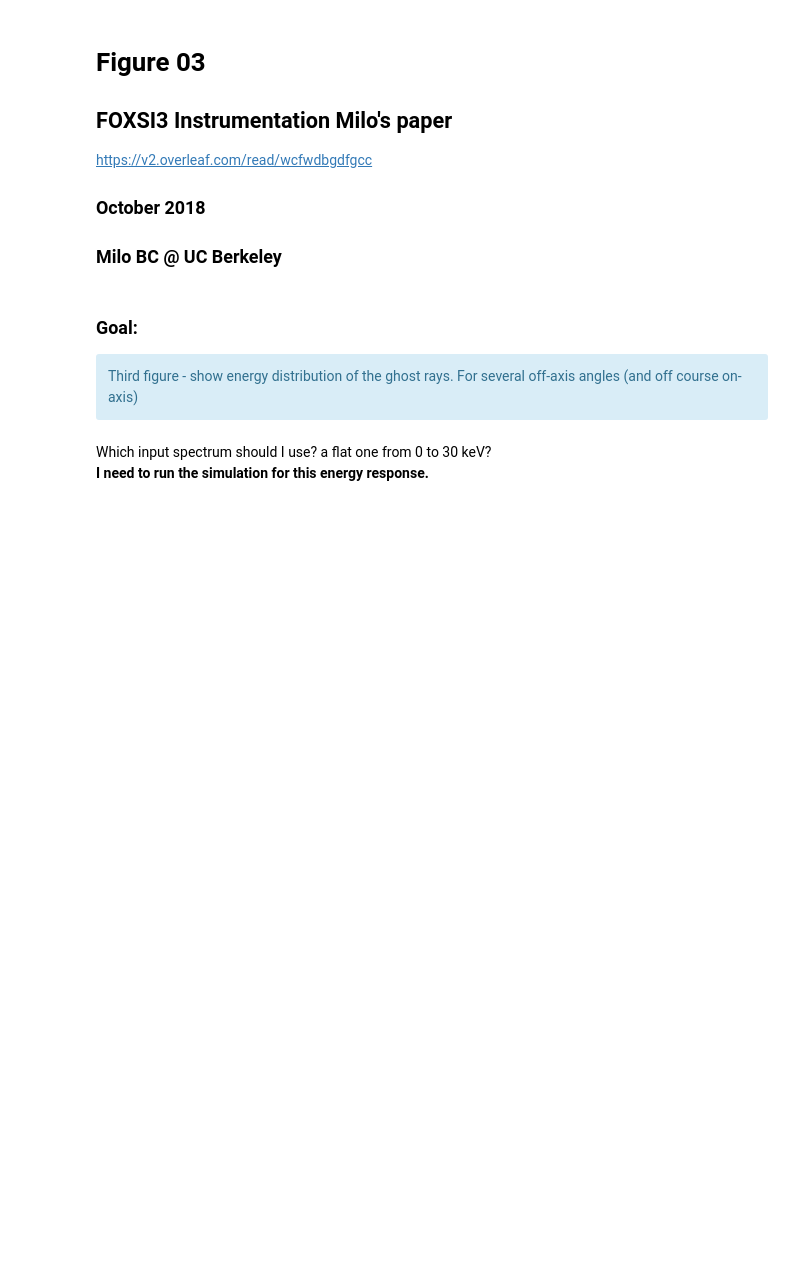
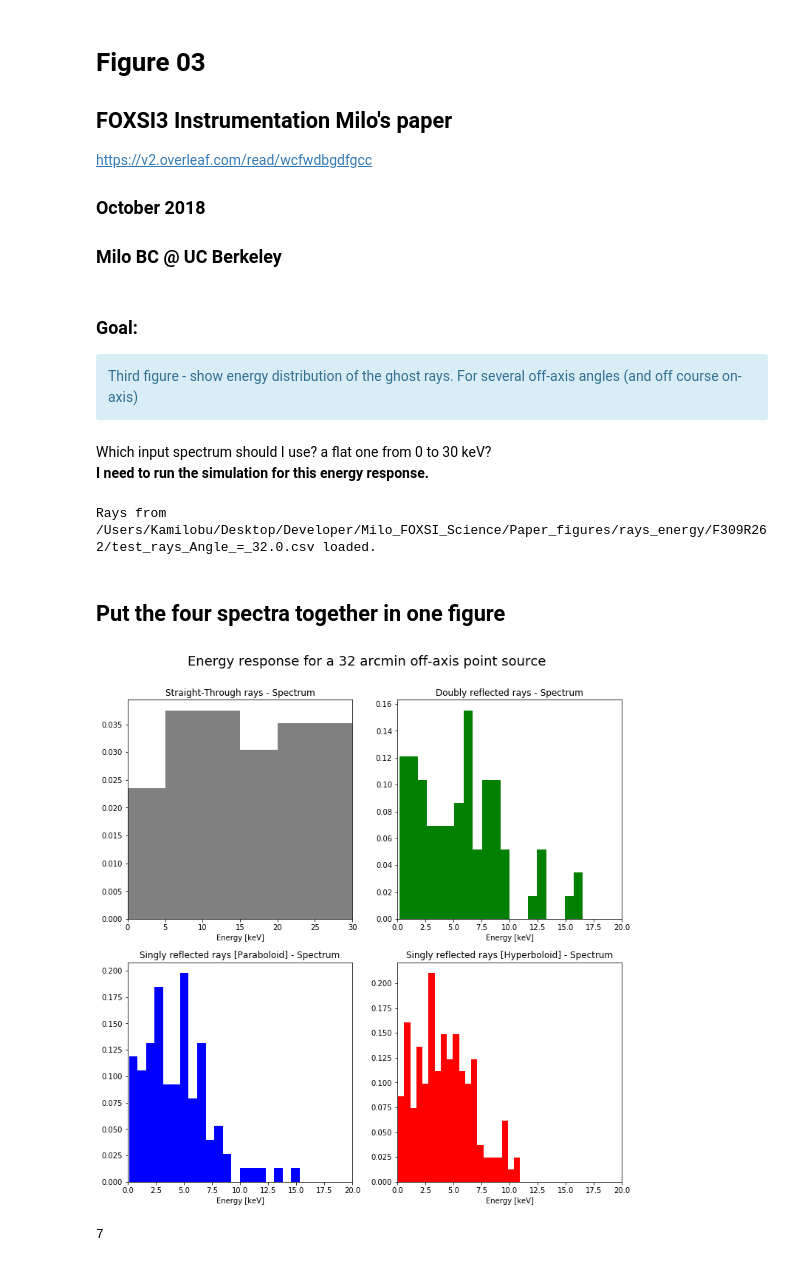
Before and after one commit to pymilo/Milo_FOXSI_Science, a Jupyter notebook: Paper_figures/Figure03.ipynb, the cells around one changed output. Cells and saved outputs as stored; diff of their text form; code cells hidden in the pictures; blank space fills up the shorter version.

Commit message:
foxsi rays energy dependance

```diff
--- a/Paper_figures/Figure03.ipynb
+++ b/Paper_figures/Figure03.ipynb
@@ -14,0 +27,58 @@ Which input spectrum should I use? a flat one from 0 to 30 keV?<br/>
+# %%
+# Loading Rays:
+Lrays = load_rays(rays_folder+'test_rays_Angle_=_'+str(angle)+'.csv')
+# Fix little bug in rays:
+for ray in Lrays:
+    ray.hist = ray.hist.tolist()
+# Create detector :
+detector = Detector(width=10,
+                    height=10,
+                    normal = [0,0,1],
+                    center = [0,0,230],
+                    reso = [1024,1024])
+# Detector Catch rays:
+detector.catchRays(Lrays)
+
+'''Defining D, H, and P rays'''
+Drays = [ray for ray in Lrays if (ray.des[2]==230.0 and ray.bounces ==2 )]
+Srays = [ray for ray in Lrays if (ray.des[2]==230.0 and ray.bounces ==0 and ray.tag[-8:] == 'Source-D')]
+Hrays = [ray for ray in Lrays if (ray.des[2]==230.0 and ray.bounces ==1 and ray.tag[-4:] == 'Hy-D' )]
+Prays = [ray for ray in Lrays if (ray.des[2]==230.0 and ray.bounces ==1 and ray.tag[-4:] == 'Pa-D' )]
+# %% [output]
+Rays from /Users/Kamilobu/Desktop/Developer/Milo_FOXSI_Science/Paper_figures/rays_energy/F309R262/test_rays_Angle_=_32.0.csv loaded.
+# %% [markdown]
+## Put the four spectra together in one figure
+# %%
+fig = plt.figure(figsize=(12,12))
+st = fig.suptitle("Energy response for a 32 arcmin off-axis point source", fontsize=18,y=.95)
+## Straight-Through
+plt.subplot(2,2,1)
+plt.hist([ray.energy for ray in Srays], density=True, label='rays on detector',color='grey',bins=20)
+plt.xlabel('Energy [keV]')
+plt.title('Straight-Through rays - Spectrum')
+plt.xlim(0,30)
+## Doubles
+plt.subplot(2,2,2)
+plt.hist([ray.energy for ray in Drays], density=True, label='rays on detector',color='g',bins=20)
+plt.xlabel('Energy [keV]')
+plt.title('Doubly reflected rays - Spectrum')
+plt.xlim(0,20)
+## Paraboloids
+plt.subplot(2,2,3)
+plt.hist([ray.energy for ray in Prays], density=True, label='rays on detector',color='b',bins=20)
+plt.xlabel('Energy [keV]')
+plt.title('Singly reflected rays [Paraboloid] - Spectrum')
+plt.xlim(0,20)
+## Hyperboloids
+plt.subplot(2,2,4)
+plt.hist([ray.energy for ray in Hrays], density=True, label='rays on detector',color='r',bins=20)
+plt.xlabel('Energy [keV]')
+plt.title('Singly reflected rays [Hyperboloid] - Spectrum')
+plt.xlim(0,20)
+plt.show()
+# %% [output]
+[figure, added]
+# %%
+len([ray for ray in Lrays if (ray.des[2]==230.0)])
+# %% [output]
+7
```
Also changed, not shown: parts of 7 cells of this notebook, 4 other files.
